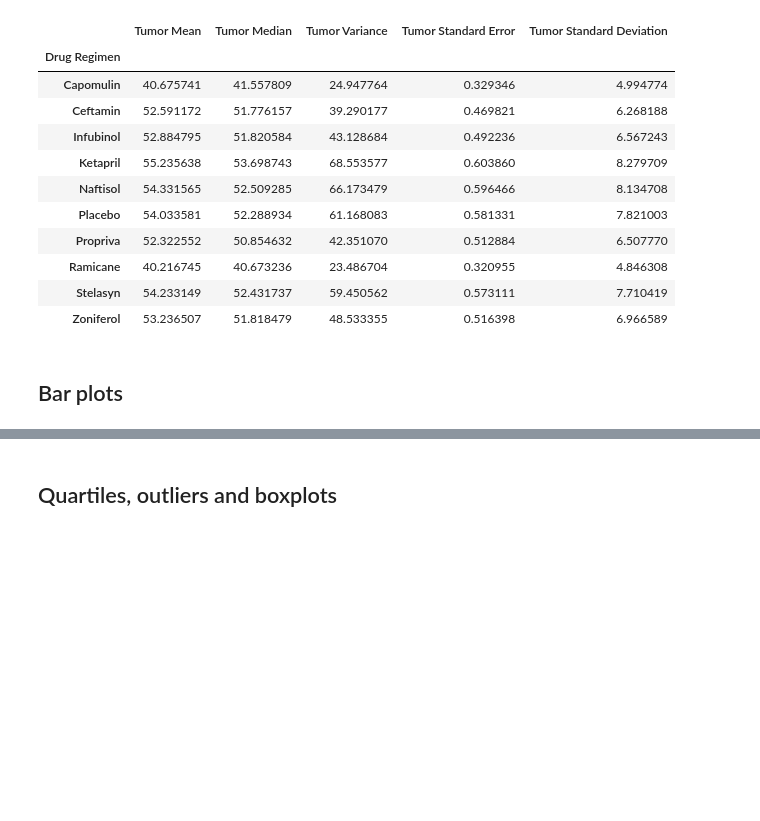
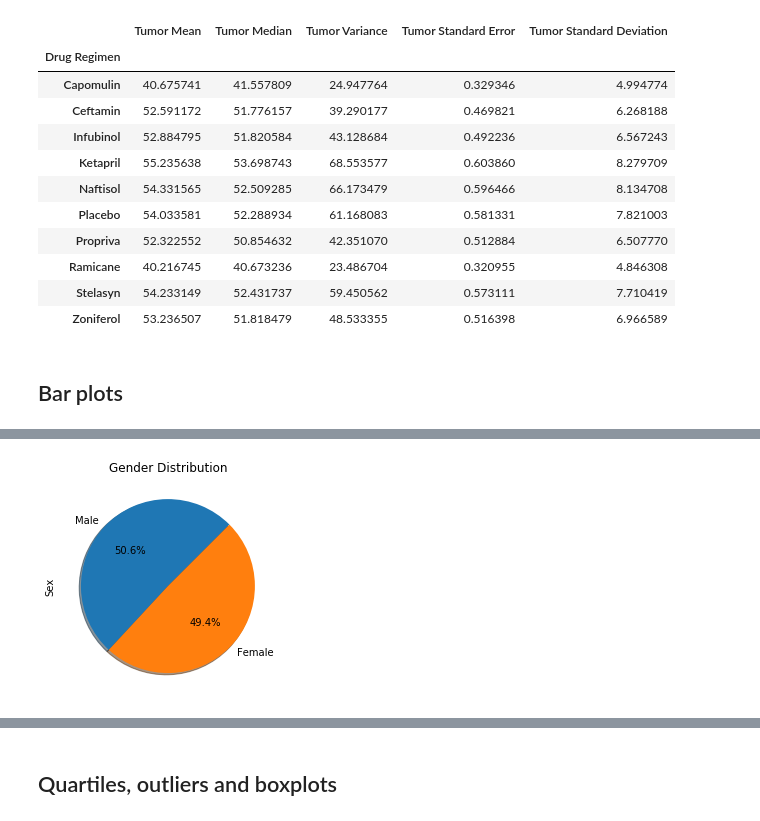
Before and after one commit to pwickliff1/matplotlib-challenge, a Jupyter notebook: Pymaceuticals/pymaceuticals_starter.ipynb, the cells around one changed output, grey strips where cells are left out. Cells and saved outputs as stored; diff of their text form; code cells hidden in the pictures; blank space fills up the shorter version.

```diff
--- a/Pymaceuticals/pymaceuticals_starter.ipynb
+++ b/Pymaceuticals/pymaceuticals_starter.ipynb
@@ -101,5 +108,10 @@ SyntaxError: invalid syntax (<ipython-input-32-3310672c1e45>, line 18)
 # %%
 # Generate a pie plot showing the distribution of female versus male mice using pandas
 
 # Aggregate Data
-pie_series = mouse_results["Sex"].value_counts().rename_axis('Sex').reset_index(name='Count')
+pie_series = mouse_results["Sex"].value_counts().rename_axis('Sex')
+
+# Display graph
+plot = pie_series.plot.pie(y='Count',title="Gender Distribution", legend=False, autopct='%1.1f%%',shadow=True, startangle=45)
+# %% [output]
+[figure, added]
```
Also changed, not shown: parts of 16 cells of this notebook, 1 other file.
